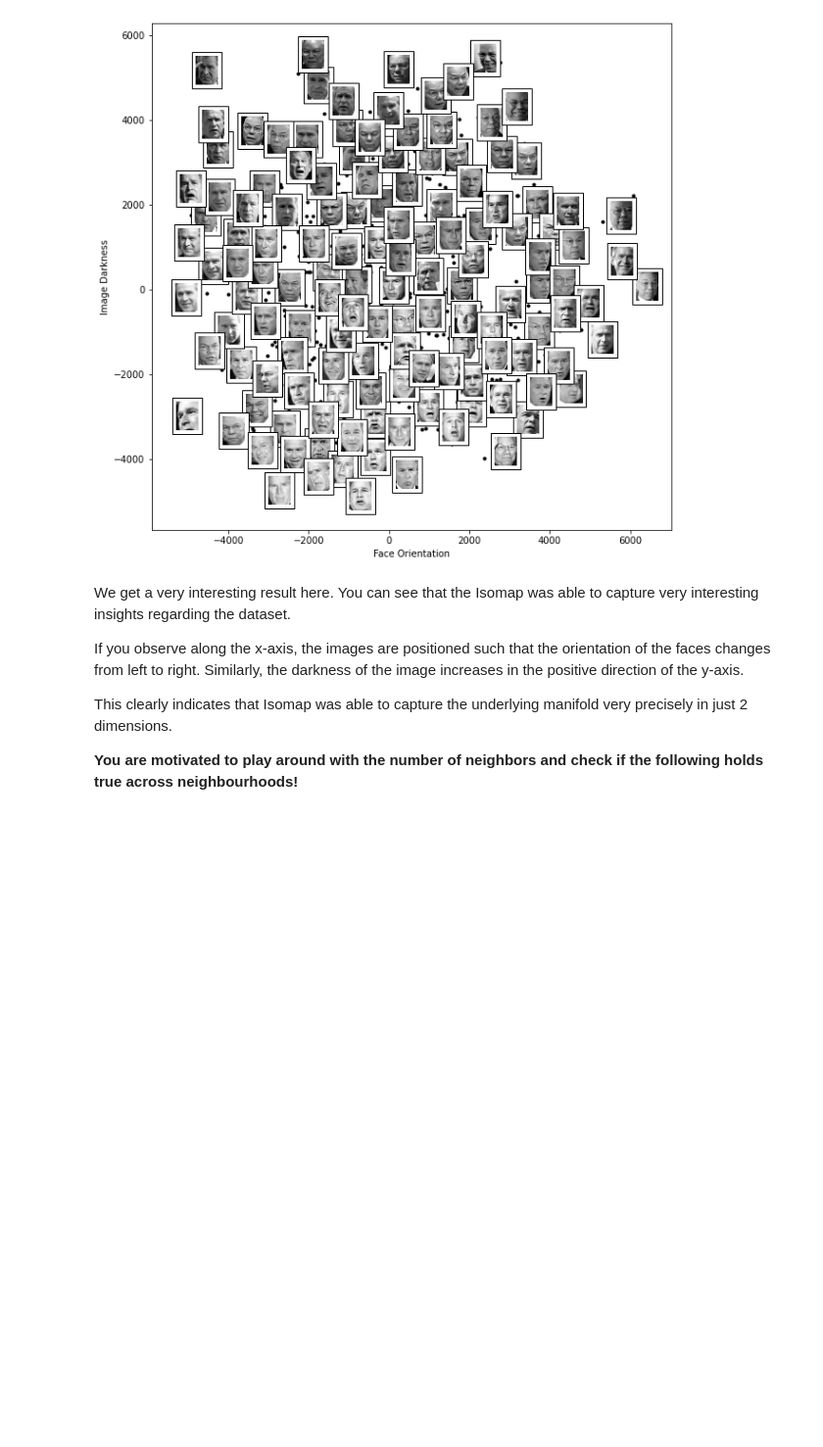
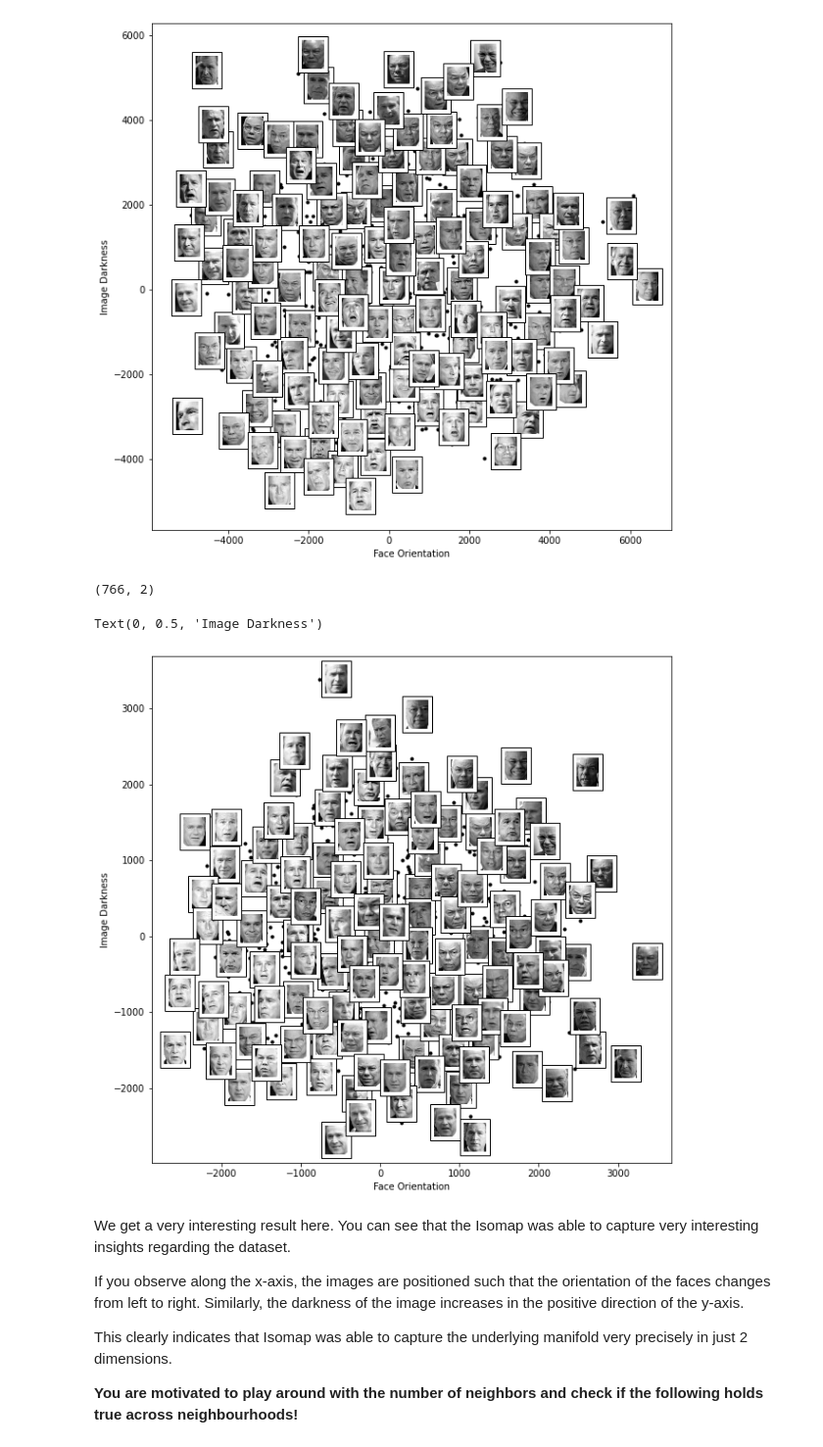
Before and after one commit to vaddisrinethaji/FMML_ASSIGNMENTS, a Jupyter notebook: Mod2_Lab3.ipynb, the cells around one changed output. Shown at 98% size. Saved outputs shown, nothing was run; the diff lists cells and outputs as text; code cells hidden in the pictures; blank space fills up the shorter version.

```diff
--- a/Mod2_Lab3.ipynb
+++ b/Mod2_Lab3.ipynb
@@ -219,7 +225,7 @@ So we can clearly observe that PCA requires more than 70 dimensions to be able t
 
 Let us now try to apply Isomap to this dataset and see if it is able to learn the representation effectively.
 # %%
-model = Isomap(n_components=2, n_neighbors = 5)
+model = Isomap(n_components=2, n_neighbors = 2)
 proj = model.fit_transform(faces.data)
 proj.shape
 # %% [output]
@@ -258,6 +264,45 @@ plt.ylabel("Image Darkness")
 # %% [output]
 Text(0, 0.5, 'Image Darkness')
 [figure]
+# %%
+model_1 = Isomap(n_neighbors=20, n_components = 2)
+proj = model_1.fit_transform(faces.data)
+proj.shape
+# %% [output]
+(766, 2)
+# %%
+from matplotlib import offsetbox
+
+def plot_components(data, model, images=None, ax=None, thumb_frac=0.05, cmap='gray'):
+
+    ax = ax or plt.gca()
+    proj = model.fit_transform(data)
+    ax.plot(proj[:, 0], proj[:, 1], '.k')
+
+    if images is not None:
+        min_dist_2 = (thumb_frac * max(proj.max(0) - proj.min(0))) ** 2
+        shown_images = np.array([2 * proj.max(0)])
+        for i in range(data.shape[0]):
+            dist = np.sum((proj[i] - shown_images) ** 2, 1)
+            if np.min(dist) < min_dist_2:
+                # don't show points that are too close
+                continue
+            shown_images = np.vstack([shown_images, proj[i]])
+            imagebox = offsetbox.AnnotationBbox(
+                offsetbox.OffsetImage(images[i], cmap=cmap),
+                                      proj[i])
+            ax.add_artist(imagebox)
+# %%
+fig, ax = plt.subplots(figsize=(10, 10))
+plot_components(faces.data,
+                model=Isomap(n_components=2, n_neighbors = 200),
+                 images=faces.images[:, ::2, ::2])
+
+plt.xlabel("Face Orientation")
+plt.ylabel("Image Darkness")
+# %% [output]
+Text(0, 0.5, 'Image Darkness')
+[figure, added]
 # %% [markdown]
 We get a very interesting result here. You can see that the Isomap was able to capture very interesting insights regarding the dataset.
 
```
Also changed, not shown: parts of 3 cells of this notebook.
